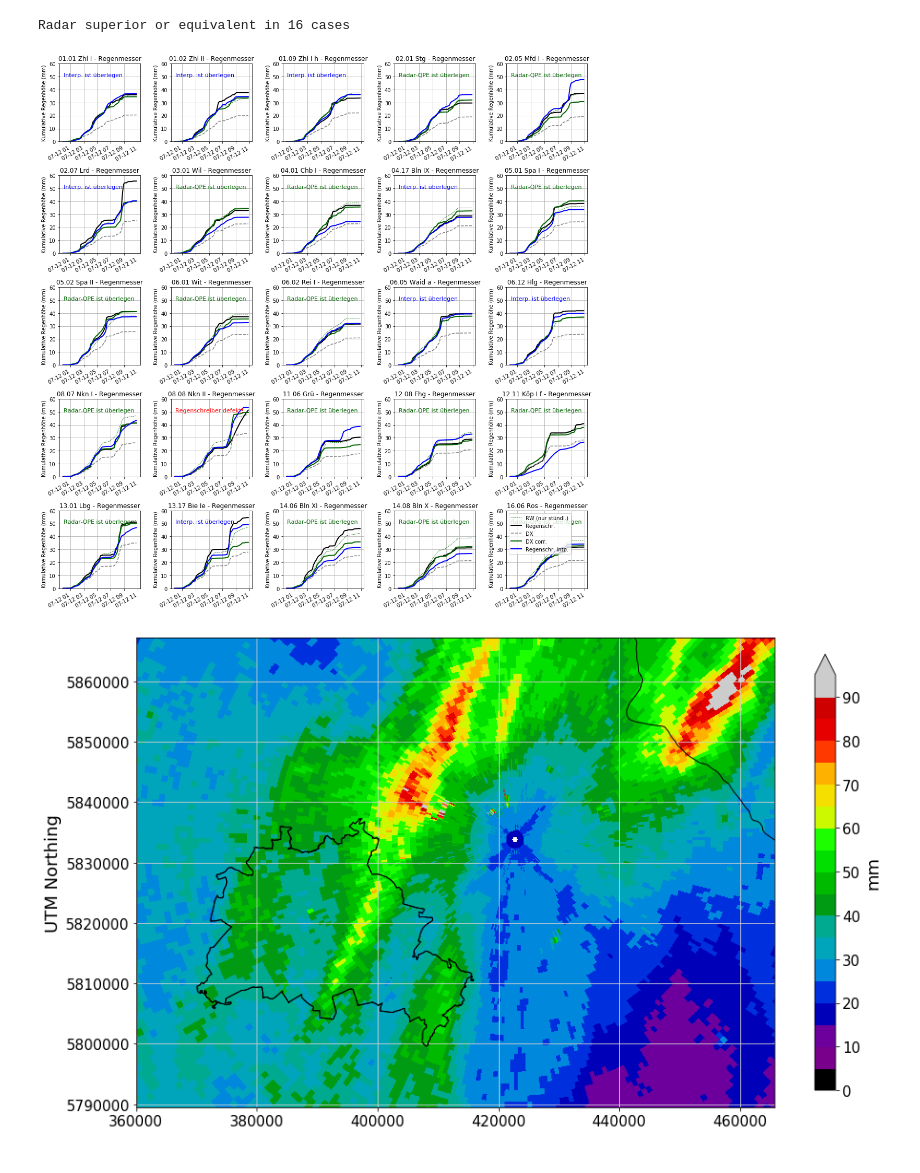
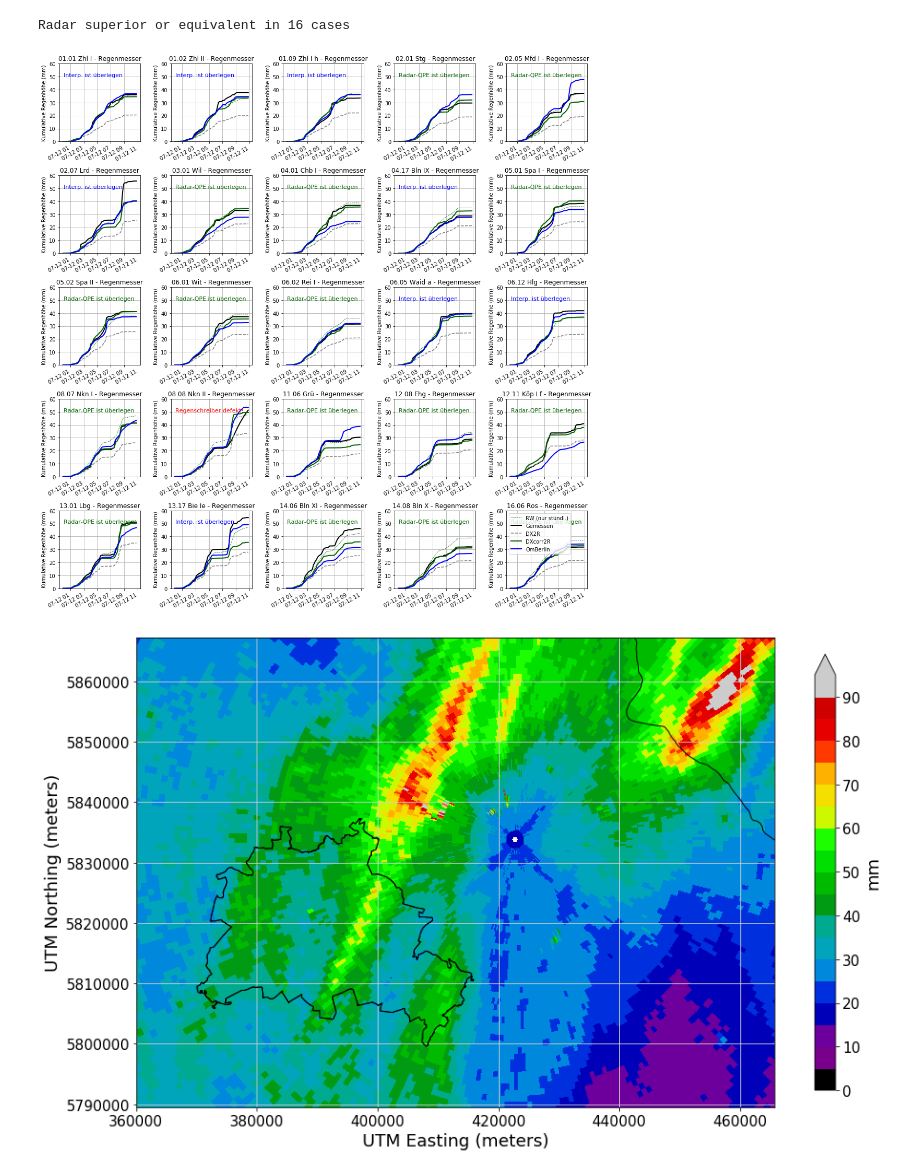
Before and after one commit to heistermann/rain-in-berlin, a Jupyter notebook: berlin_reanalysis.ipynb, the cells around one changed output. Cells and saved outputs as stored; diff of their text form; code cells hidden in the pictures.

```diff
--- a/berlin_reanalysis.ipynb
+++ b/berlin_reanalysis.ipynb
@@ -471,32 +518,34 @@ Radar superior or equivalent in 16 cases
 # %%
 fig = plt.figure(figsize=(15,15))
 for pi, i in enumerate(np.setdiff1d(gix, gix[bgix])):
     if pi>24:
         break
     ax = plt.subplot(5,5,pi+1)
     dfrw.cumsum().loc[tstart:"2018-07-12 10:50:00",i].plot(label="RW (nur stündl.)",
                                                            color="darkgreen", lw=0.7, ls="--")
-    gdata.cumsum().loc[tstart:"2018-07-12 10:50:00",i].plot(label="Regenschr.", color="black", lw=2)
-    dfdx.cumsum().loc[tstart:"2018-07-12 10:50:00",i].plot(label="DX", color="gray", ls="--")
-    dfdx2.cumsum().loc[tstart:"2018-07-12 10:50:00",i].plot(label="DX corr.", color="darkgreen", lw=2)
-    dfgauges.cumsum().loc[tstart:"2018-07-12 10:50:00",i].plot(label="Regenschr. intp.", color="blue", lw=2)
+    gdata.cumsum().loc[tstart:"2018-07-12 10:50:00",i].plot(label="Gemessen", color="black", lw=2)
+    dfdx.cumsum().loc[tstart:"2018-07-12 10:50:00",i].plot(label="DX2R", color="gray", ls="--")
+    dfdx2.cumsum().loc[tstart:"2018-07-12 10:50:00",i].plot(label="DXcorr2R", color="darkgreen", lw=2)
+    dfgauges.cumsum().loc[tstart:"2018-07-12 10:50:00",i].plot(label="OmBerlin", color="blue", lw=2)
     plt.ylim(0,60)
     plt.grid()
     plt.title(gauges.name[i])
     plt.xlabel("")
     plt.ylabel("Kumulative Regenhöhe (mm)")
     if best[pi]=="rad":
         plt.text(gdata.index[1], 50, "Radar-QPE ist überlegen", color="darkgreen", fontsize=11)
     if best[pi]=="gauge":
         plt.text(gdata.index[1], 50, "Interp. ist überlegen", color="blue", fontsize=11)
     if best[pi]=="error":
         plt.text(gdata.index[1], 50, "Regenschreiber defekt!", color="red", fontsize=11)
     if pi==24:
         #plt.legend(bbox_to_anchor=(1.05, 1), loc=2, borderaxespad=0.)
         plt.legend()
 plt.tight_layout()
+
+plt.savefig("figs/cumsum.png", dpi=200)
 # %% [output]
-[figure, old version]
+[figure, new version]
 # %%
 dataset, inLayer = wradlib.io.open_vector("shapes/bundeslaender_wgs84.shp")
 bundeslaender, keys = wradlib.georef.get_vector_coordinates(inLayer, dest_srs=proj)
@@ -516,8 +565,8 @@ ax, pm = wradlib.vis.plot_ppi(dxprec2.sum(axis=0), r=r, az=az, site=site,
                               proj=proj, cmap=cmap, norm=norm, ax=ax)
 wradlib.vis.add_lines(ax, bundeslaender, color='black', lw=1)
 plt.grid(color=gridcolor)
-#plt.xlabel("UTM Easting", fontsize=fontsize)
-plt.ylabel("UTM Northing", fontsize=fontsize)
+plt.xlabel("UTM Easting (meters)", fontsize=fontsize)
+plt.ylabel("UTM Northing (meters)", fontsize=fontsize)
 plt.xlim(bbox[0]-10000, bbox[1]+50000)
 plt.ylim(bbox[2]-10000, bbox[3]+30000)
 
@@ -527,5 +576,7 @@ ax.tick_params(labelsize=15)
 cb = fig.colorbar(pm, extend="max", shrink=0.7)
 cb.set_label("mm", fontsize=fontsize)
 cb.ax.tick_params(labelsize=15)
+
+plt.savefig("figs/brandenburg.png", dpi=200)
 # %% [output]
-[figure, old version]
+[figure, new version]
```
Also changed, not shown: parts of 13 cells of this notebook, 7 other files.
